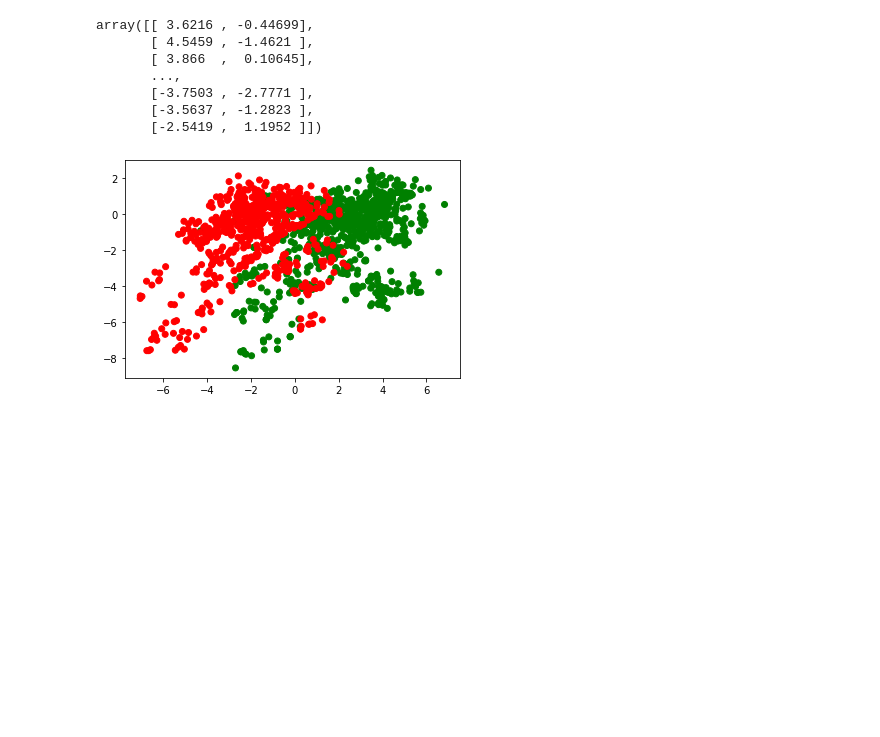
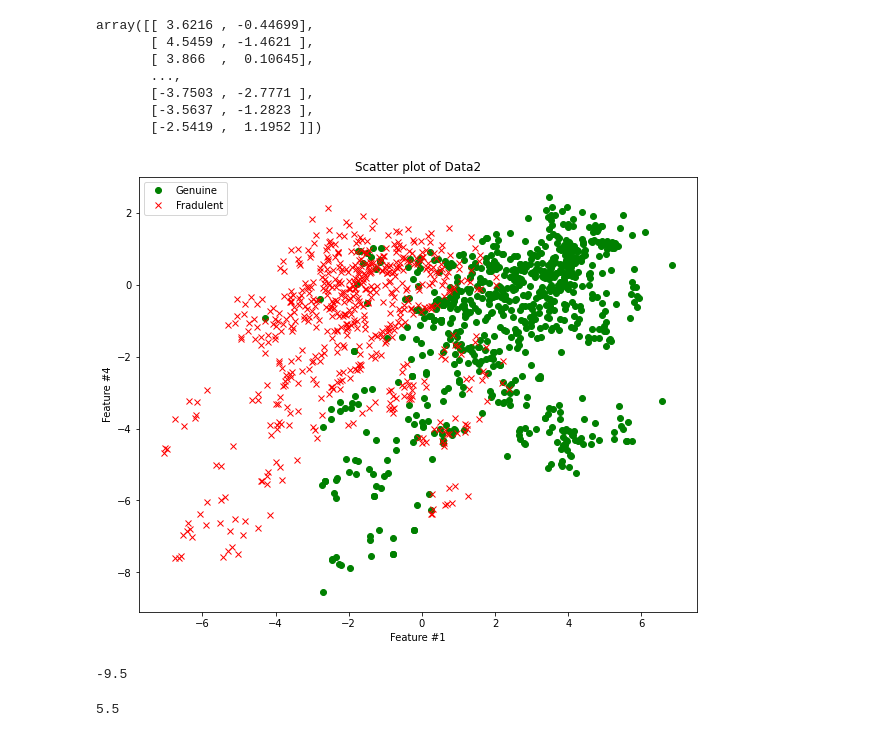
Before and after one commit to IkhlasAhmad1998/StartingPython, a Jupyter notebook: Assignment.ipynb, the cells around one changed output. Saved outputs shown, nothing was run; the diff lists cells and outputs as text; code cells hidden in the pictures; blank space fills up the shorter version.

```diff
--- a/Assignment.ipynb
+++ b/Assignment.ipynb
@@ -151,12 +151,18 @@ array([[ 3.6216 , -0.44699],
        [-3.7503 , -2.7771 ],
        [-3.5637 , -1.2823 ],
        [-2.5419 ,  1.1952 ]])
-# %%
-colormap = np.array(['green', 'red'])
-
-l= range(len(Label))
-plt.scatter(Data2[:,0], Data2[:,1], c=colormap[Label-1])
-# plt.plot(l, Fradulent, "gx")
-plt.show()
-# %% [output]
-[figure, removed]
+# %%
+genuine = Data2[Label==1]
+fradulent = Data2[Label==2]
+# %%
+plt.figure(figsize=(10,8))
+
+plt.plot(genuine[:,0], genuine[:,1], "go", label="Genuine")
+plt.plot(fradulent[:,0], fradulent[:,1], "rx", label="Fradulent")
+plt.xlabel("Feature #1")
+plt.ylabel("Feature #4")
+plt.title("Scatter plot of Data2")
+plt.legend(loc="upper left")
+plt.show()
+# %% [output]
+[figure, added]
@@ -162,0 +177,8 @@ plt.show()
+# %%
+(-5*1.5)-2
+# %% [output]
+-9.5
+# %%
+(5*1.5)-2
+# %% [output]
+5.5
```
Also changed, not shown: parts of 4 cells of this notebook.
